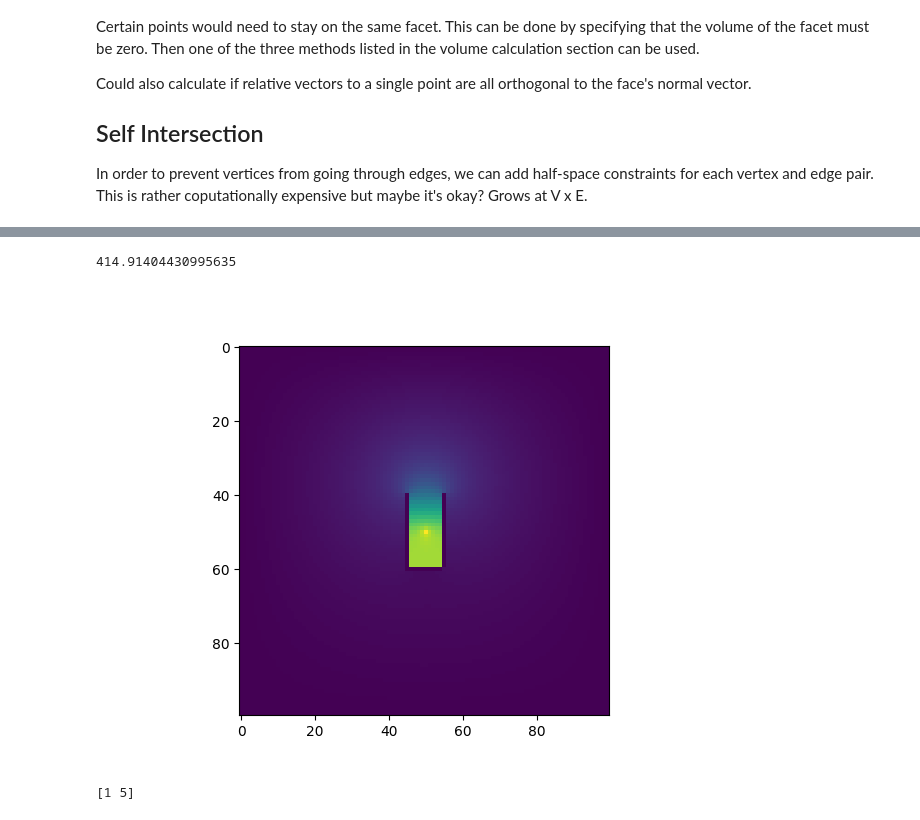
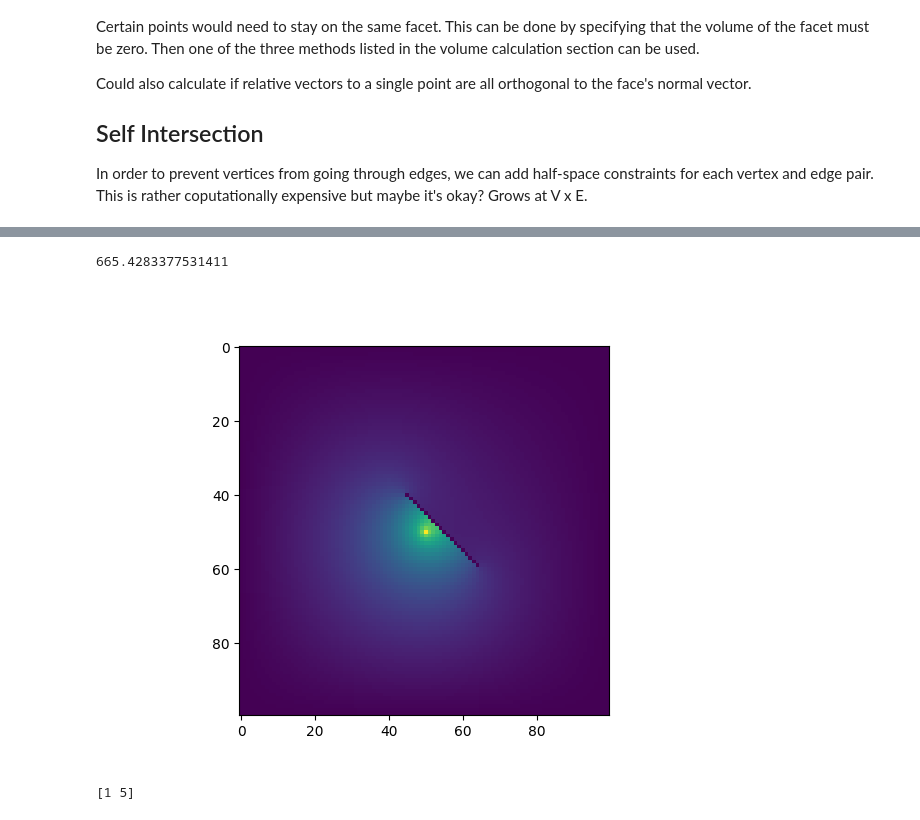
Before and after one commit to aechoi/muscular_hydrostat, a Jupyter notebook: src/isochoric.ipynb, the cells around one changed output, grey strips where cells are left out. Cells and saved outputs as stored; diff of their text form; code cells hidden in the pictures.

```diff
--- a/src/isochoric.ipynb
+++ b/src/isochoric.ipynb
@@ -299,20 +299,21 @@ Could also calculate if relative vectors to a single point are all orthogonal to
 ## Self Intersection
 In order to prevent vertices from going through edges, we can add half-space constraints for each vertex and edge pair. This is rather coputationally expensive but maybe it's okay? Grows at V x E.
 # %%
-import hydrostat_arm_3d
-import obstacle
-
 import importlib
 import numpy as np
 from scipy import stats
 
+import hydrostat_arm_3d
+import obstacle
+import environment
 import polytopes
 
 importlib.reload(hydrostat_arm_3d)
 importlib.reload(polytopes)
 importlib.reload(obstacle)
+importlib.reload(environment)
 
-z = 5
+z = 6
 cube_arm = polytopes.CubeArm(height = z)
 # points = polytopes.Cube.points
 # vertices = polytopes.Cube.vertices
@@ -331,17 +332,4 @@ for idx, cell in enumerate(cube_arm.cells):
         cells.append(hydrostat_arm_3d.HydrostatCell3D(cell.vertices, cell.edges, cell.faces, masses=masses, vertex_damping=vertex_damping))
 arm = hydrostat_arm_3d.HydrostatArm3D(cube_arm.points, cells)
 
-food_loc = np.array([-3,.5,z-2])
-covar = np.eye(3)*10
-arm.add_odor(food_loc, covar)
-
-obst = obstacle.ConvexObstacle3D(
-    vertices = (polytopes.Cube.points + np.array([-2, 0, 2])),
-    edges = polytopes.Cube.edges,
-    faces = polytopes.Cube.faces
-)
-arm.add_obstacle(obst)
-
 # _ = arm.set_external_forces(1, [0, 0, -1])
-# arm.set_muscle_actuations([8,9,10,11], 1)
-# arm.control_muscles()
@@ -411,39 +464,39 @@ convolve_pattern = np.array([
     [1, 0, 1],
     [0, 1, 0]
 ])
 from scipy import ndimage as nd
 
 obst_mask = np.zeros_like(concentration[0])
-obst_mask[np.arange(40,60), 55] = 1
+# obst_mask[np.arange(40,60), 55] = 1
+# obst_mask[np.arange(40,60), 45] = 1
+# obst_mask[60, np.arange(45,55)] = 1
 
-obst_mask[np.arange(40,60), 45] = 1
-
-obst_mask[60, np.arange(45,55)] = 1
+obst_mask[np.arange(40, 60), np.arange(45, 65)] = 1
 adj_obst = sig.convolve2d(obst_mask, convolve_pattern, mode="same", boundary="fill")
 
 for idx, frame in enumerate(concentration):
     if idx == 0: continue
     concentration[idx] = concentration[idx-1] + dt*diffusion_coef*nd.laplace(concentration[idx-1], mode="constant")/dx**2
     concentration[idx, 50, 50] = 1
     concentration[idx] += dt*diffusion_coef/dx**2 * (concentration[idx-1] * adj_obst)
     concentration[idx] = concentration[idx] * (1-obst_mask)
 
 %matplotlib widget
 import matplotlib.pyplot as plt
 import matplotlib.animation as anim
 fig, ax = plt.subplots()
 im = ax.imshow(concentration[-1])
 
 print(np.sum(concentration[-1]))
 
 # def update(frame):
 #     im.set_data(concentration[frame])
 #     im.set_clim(vmin=np.min(concentration[frame]), vmax=np.max(concentration[frame]))
 
 # ani = anim.FuncAnimation(fig, update, frames=len(concentration)-1, interval=1/60)
 # %% [output]
-414.91404430995635
+665.4283377531411
-[figure, old version]
+[figure, new version]
 # %%
 import numpy as np
 a = np.arange(9).reshape(3,3)
```
Also changed, not shown: parts of 6 cells of this notebook, 4 other files.
